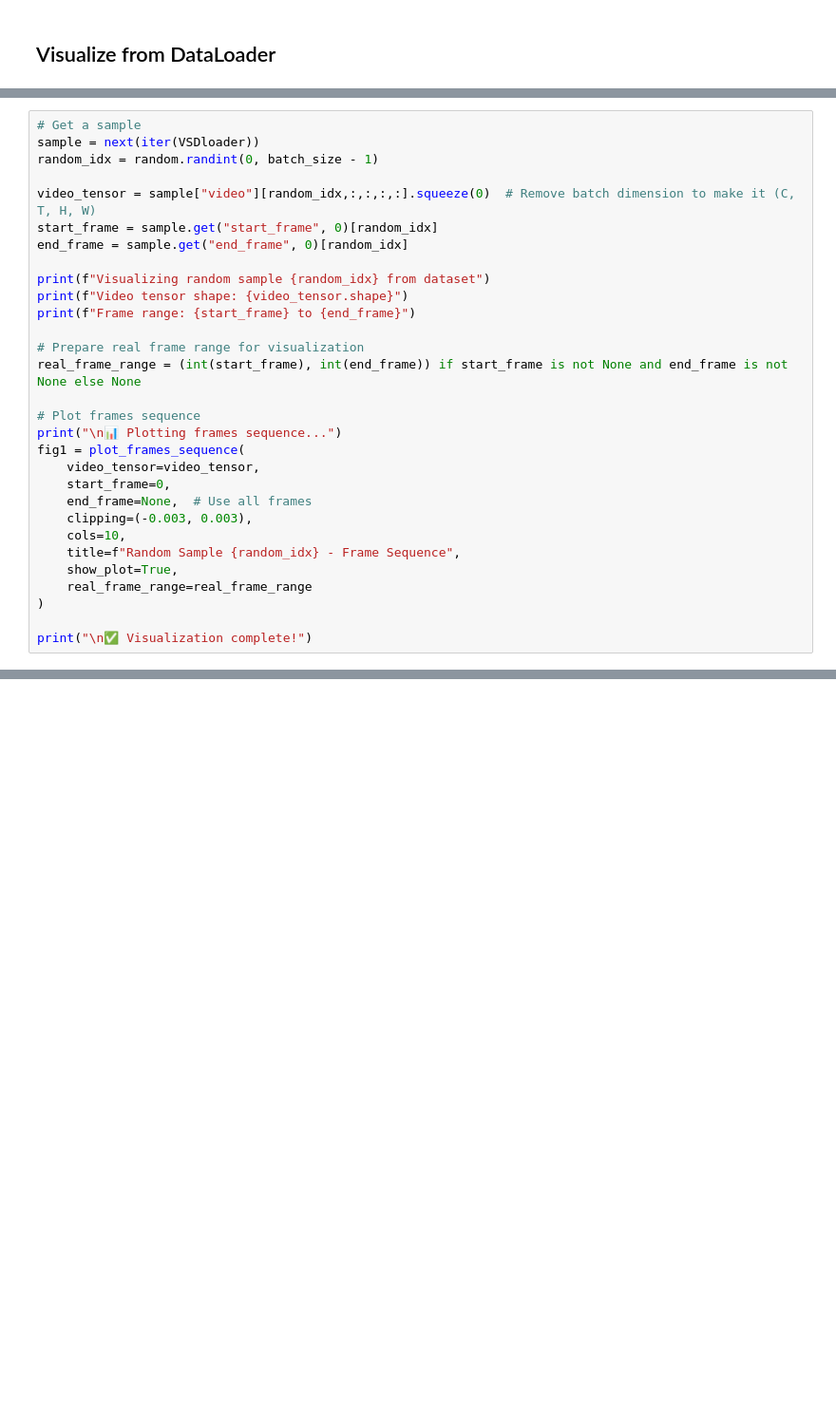
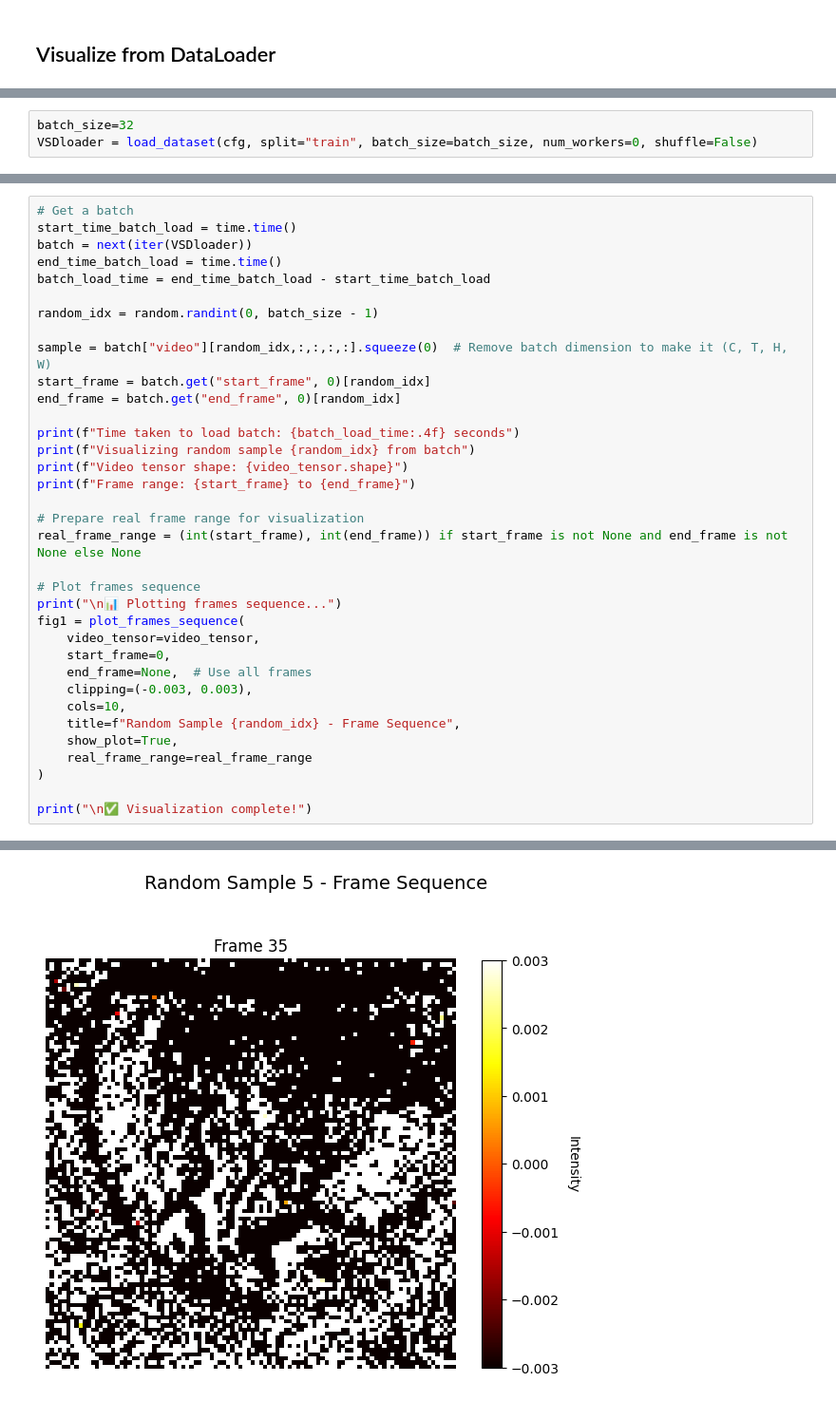
Before and after one commit to ossnat/VSD_foundation_model, a Jupyter notebook: scripts/SampleFromDB.ipynb, the cells around one changed output, grey strips where cells are left out. Shown at 95% size. Drawn from its saved outputs; the diff is of its cells as text; blank space fills up the shorter version.

```diff
--- a/scripts/SampleFromDB.ipynb
+++ b/scripts/SampleFromDB.ipynb
@@ -84,0 +124,3 @@ VSDloader = load_dataset(cfg, split="train", batch_size=batch_size, num_workers=
+# %%
+batch_size=32
+VSDloader = load_dataset(cfg, split="train", batch_size=batch_size, num_workers=0, shuffle=False)
@@ -85,13 +145,18 @@ VSDloader = load_dataset(cfg, split="train", batch_size=batch_size, num_workers=
 # %%
-# Get a sample
-sample = next(iter(VSDloader))
+# Get a batch
+start_time_batch_load = time.time()
+batch = next(iter(VSDloader))
+end_time_batch_load = time.time()
+batch_load_time = end_time_batch_load - start_time_batch_load
+
 random_idx = random.randint(0, batch_size - 1)
 
-video_tensor = sample["video"][random_idx,:,:,:,:].squeeze(0)  # Remove batch dimension to make it (C, T, H, W)
-start_frame = sample.get("start_frame", 0)[random_idx]
-end_frame = sample.get("end_frame", 0)[random_idx]
+sample = batch["video"][random_idx,:,:,:,:].squeeze(0)  # Remove batch dimension to make it (C, T, H, W)
+start_frame = batch.get("start_frame", 0)[random_idx]
+end_frame = batch.get("end_frame", 0)[random_idx]
 
-print(f"Visualizing random sample {random_idx} from dataset")
+print(f"Time taken to load batch: {batch_load_time:.4f} seconds")
+print(f"Visualizing random sample {random_idx} from batch")
 print(f"Video tensor shape: {video_tensor.shape}")
 print(f"Frame range: {start_frame} to {end_frame}")
 
@@ -112,3 +177,4 @@ fig1 = plot_frames_sequence(
 )
 
 print("\n✅ Visualization complete!")
+# %% [output]
@@ -114,0 +187 @@ print("\n✅ Visualization complete!")
+[figure, added]
```
Also changed, not shown: parts of 8 cells of this notebook.
